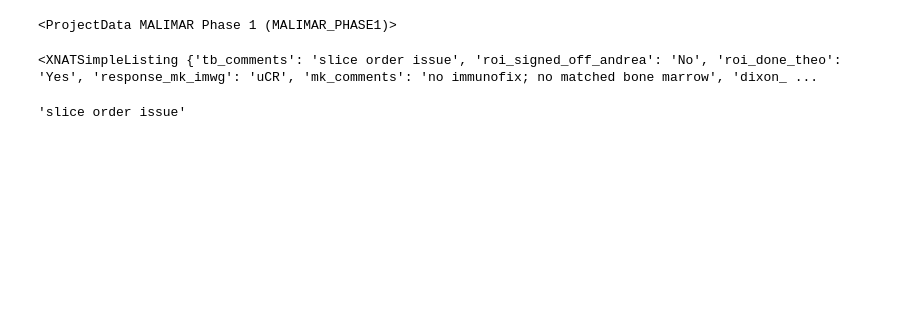
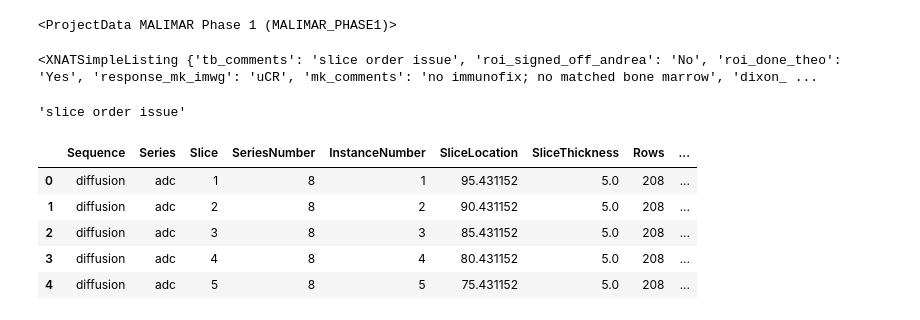
Before and after one commit to theo-barfoot/MALIMAR_data_cleaning, a Jupyter notebook: scrap.ipynb, the cells around one changed output. Cells and saved outputs as stored; diff of their text form; code cells hidden in the pictures; blank space fills up the shorter version.

```diff
--- a/scrap.ipynb
+++ b/scrap.ipynb
@@ -2071,0 +2081,11 @@ mrSession_ICR.set('Age', 99)
+# %%
+df = pd.read_csv('df.csv')
+# %%
+df.head()
+# %% [output]
+|  | Sequence | Series | Slice | SeriesNumber | InstanceNumber | SliceLocation | SliceThickness | Rows | ... |
+| 0 | diffusion | adc | 1 | 8 | 1 | 95.431152 | 5.0 | 208 | ... |
+| 1 | diffusion | adc | 2 | 8 | 2 | 90.431152 | 5.0 | 208 | ... |
+| 2 | diffusion | adc | 3 | 8 | 3 | 85.431152 | 5.0 | 208 | ... |
+| 3 | diffusion | adc | 4 | 8 | 4 | 80.431152 | 5.0 | 208 | ... |
+| 4 | diffusion | adc | 5 | 8 | 5 | 75.431152 | 5.0 | 208 | ... |
```
Also changed, not shown: parts of 40 cells of this notebook, 3 other files.
